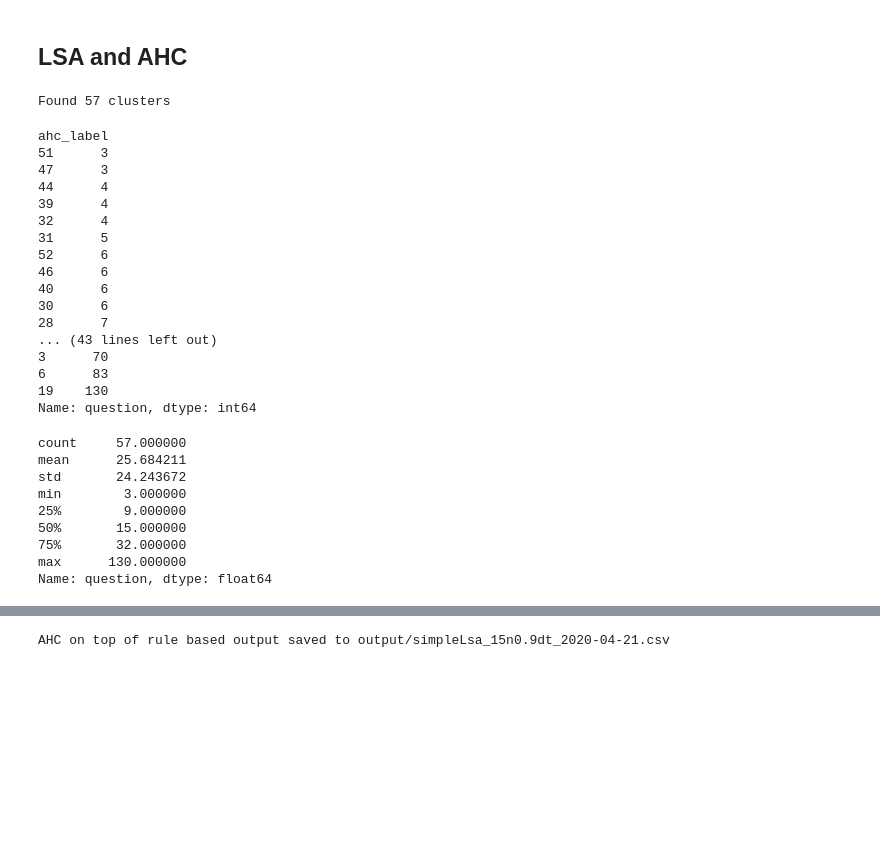
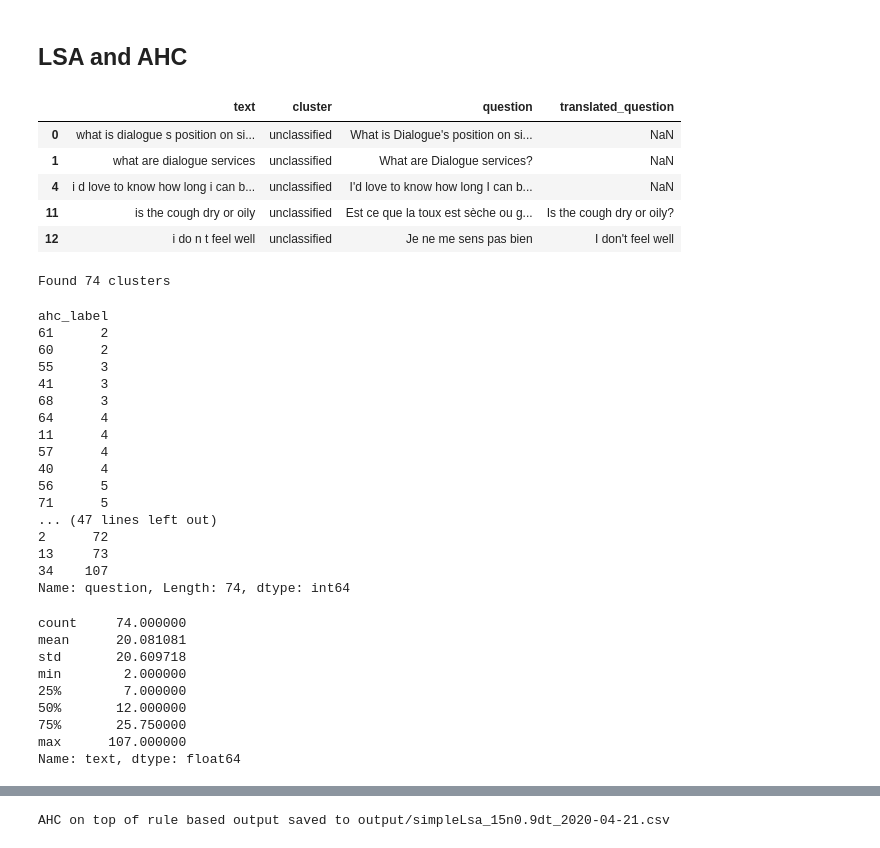
Before and after one commit to dialoguemd-archives/covidfaq, a Jupyter notebook: experiments/QuesSort Pipeline - Filter style.ipynb, the cells around one changed output, grey strips where cells are left out. Cells and saved outputs as stored; diff of their text form; code cells hidden in the pictures; blank space fills up the shorter version.

```diff
--- a/experiments/QuesSort Pipeline - Filter style.ipynb
+++ b/experiments/QuesSort Pipeline - Filter style.ipynb
@@ -743,8 +648,25 @@ def bulk_tokenizer(texts):
+# %%
+'''
+    If considering the same preprocessing as used for rules above
+'''
+d = dataset[dataset.cluster=="unclassified"][["text","cluster","question","translated_question"]]
+
+def bulk_tokenizer(texts):
+     return [text.split() for text in texts]
+# %%
+d.head()
+# %% [output]
+|  | text | cluster | question | translated_question |
+| 0 | what is dialogue s position on si... | unclassified | What is Dialogue's position on si... | NaN |
+| 1 | what are dialogue services | unclassified | What are Dialogue services? | NaN |
+| 4 | i d love to know how long i can b... | unclassified | I'd love to know how long I can b... | NaN |
+| 11 | is the cough dry or oily | unclassified | Est ce que la toux est sèche ou g... | Is the cough dry or oily? |
+| 12 | i do n t feel well | unclassified | Je ne me sens pas bien | I don't feel well |
 # %%
 args.n_topics = 15
-args.dist_thresh = 0.9
+args.dist_thresh = 0.8
 model = utils.text.representation.LSI(args, tokenizer=bulk_tokenizer)
-d["embedding"] = model.generate_embedding(d.question, returnarray=False)
+d["embedding"] = model.generate_embedding(d.text, returnarray=False)
 
 lsa_features = pd.DataFrame(d["embedding"].values.tolist(), index= d.index).to_numpy()
 
@@ -770,33 +692,33 @@ args.n_clusters = len(d["ahc_label"].unique())
 print(f"Found {args.n_clusters} clusters")
 d.groupby("ahc_label")["question"].count().sort_values()
 # %% [output]
-Found 57 clusters
+Found 74 clusters
 ahc_label
-51      3
-47      3
-44      4
-39      4
-32      4
-31      5
-52      6
-46      6
-40      6
-30      6
-28      7
-... (43 lines left out)
-3      70
-6      83
-19    130
-Name: question, dtype: int64
+61      2
+60      2
+55      3
+41      3
+68      3
+64      4
+11      4
+57      4
+40      4
+56      5
+71      5
+... (47 lines left out)
+2      72
+13     73
+34    107
+Name: question, Length: 74, dtype: int64
 # %%
-d.groupby("ahc_label")["question"].count().describe()
+d.groupby("ahc_label")["text"].count().describe()
 # %% [output]
-count     57.000000
-mean      25.684211
-std       24.243672
-min        3.000000
-25%        9.000000
-50%       15.000000
-75%       32.000000
-max      130.000000
-Name: question, dtype: float64
+count     74.000000
+mean      20.081081
+std       20.609718
+min        2.000000
+25%        7.000000
+50%       12.000000
+75%       25.750000
+max      107.000000
+Name: text, dtype: float64
```
Also changed, not shown: parts of 42 cells of this notebook, 2 other files.
